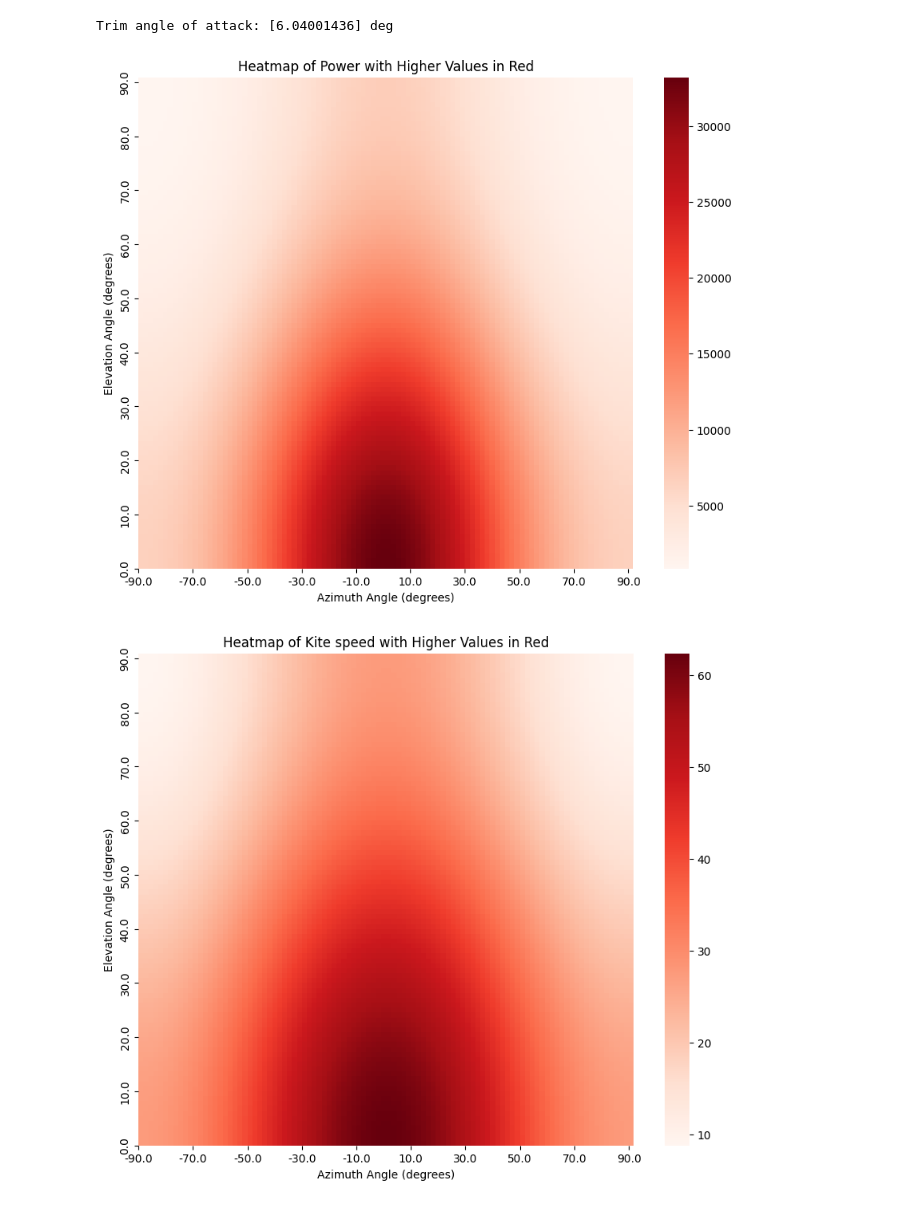
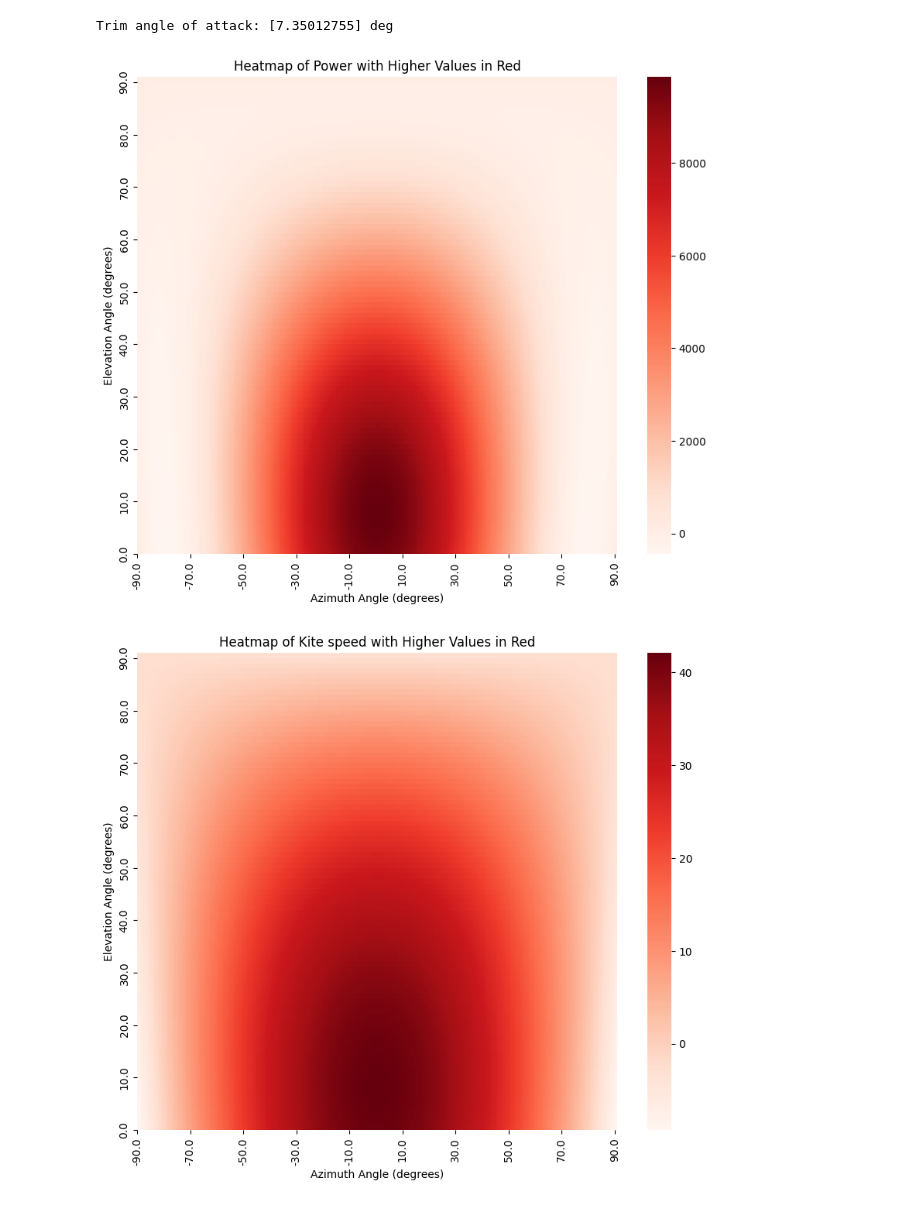
Before and after one commit to awegroup/AWETrim, a Jupyter notebook: scripts/v3_kite.ipynb, the cells around one changed output. Saved outputs shown, nothing was run; the diff lists cells and outputs as text; code cells hidden in the pictures.

Commit message:
fix velocities and plot of wind window

```diff
--- a/scripts/v3_kite.ipynb
+++ b/scripts/v3_kite.ipynb
@@ -1,6 +1,7 @@
 # %%
-from QSM.solver import find_trim_angle,calculate_kite_speed
+from QSM.solver import find_trim_angle
 from QSM.forces import calculate_tether_force, calculate_tangential_force
+from QSM.velocities import calculate_kite_speed
 import pandas as pd
 import numpy as np
 
@@ -12,8 +13,8 @@ csv_file = '../processed_data/aerodynamic_polars_v3.csv'
 
 # Read the CSV file
 data = pd.read_csv(csv_file)
-
-alpha_curve = data['angle_of_attack']
+alpha_tether_wing = np.radians(4)
+alpha_curve = data['angle_of_attack']+alpha_tether_wing
 cl_curve = data['lift_coefficient']
 cd_curve = data['drag_coefficient']
 # %%
@@ -97,24 +89,36 @@ Tether force: [7698.62275044] N
 import seaborn as sns
 import matplotlib.pyplot as plt
 ## Plot wind window for 0 yaw angle
-wind_speed = 8
-reelout_speed = 1.4
+angle_tether_kcu = np.radians(0.0)
+azimuth = np.radians(0.0)
+elevation = np.radians(90)+angle_tether_kcu
+heading = np.radians(90)
 
+wind_speed = 7*np.cos(np.radians(20))
+reelout_speed = 1.2
 
+alpha_trim = find_trim_angle(alpha_curve,
+                            cl_curve,
+                            cd_curve,
+                            wind_speed=wind_speed,
+                            reelout_speed=reelout_speed,
+                            azimuth=azimuth,
+                            elevation=elevation,
+                            mass=mass,
+                            wing_area=wing_area,
+                            heading=heading)
+print(f'Trim angle of attack: {np.degrees(alpha_trim)} deg')
+CL_trim = np.interp(alpha_trim, alpha_curve, cl_curve)
+CD_trim = np.interp(alpha_trim, alpha_curve, cd_curve)
 # Elevation and azimuth angles in radians
-elevation_angle = np.linspace(0, 90, 100) * np.pi / 180
-azimuth_angle = np.linspace(-90, 90, 100) * np.pi / 180
+elevation_angle = np.linspace(0, 90, 91) * np.pi / 180
+azimuth_angle = np.linspace(-90, 90, 181) * np.pi / 180
 
 # Create meshgrid for elevation and azimuth angles
-azimuth_grid, elevation_grid = np.meshgrid(np.sin(azimuth_angle),np.sin(elevation_angle))
+azimuth_grid, elevation_grid = np.meshgrid(azimuth_angle,elevation_angle)
 
-alpha_trim_kite = find_trim_angle(alpha_curve, cl_curve, cd_curve)
-print(f'Trim angle of attack: {np.degrees(alpha_trim_kite)} deg')
-CL_trim = np.interp(alpha_trim_kite, alpha_curve, cl_curve)
-CD_trim = np.interp(alpha_trim_kite, alpha_curve, cd_curve)
-
-kite_speed = calculate_kite_speed(alpha_trim_kite,azimuth_grid, elevation_grid, reelout_speed, wind_speed, heading)
-tether_force = calculate_tether_force(alpha_trim_kite,CL_trim,CD_trim,azimuth_grid, elevation_grid, reelout_speed, wind_speed,kite_speed, wing_area, mass = mass, heading = heading)
+kite_speed = calculate_kite_speed(alpha_trim,azimuth_grid, elevation_grid, reelout_speed, wind_speed, heading)
+tether_force = calculate_tether_force(alpha_trim,CL_trim,CD_trim,azimuth_grid, elevation_grid, reelout_speed, wind_speed,kite_speed, wing_area, mass = mass, heading = heading)
 
 # Plot the heatmap
 plt.figure(figsize=(10, 8))
@@ -125,33 +129,33 @@ plt.xticks(ticks=np.linspace(0, len(np.sin(azimuth_angle)) - 1, num_ticks),
            labels=np.round(np.linspace(-90, 90, num_ticks), 1))
 plt.yticks(ticks=np.linspace(0, len(np.sin(elevation_angle)) - 1, num_ticks),
            labels=np.round(np.linspace(0, 90, num_ticks), 1))
 # Invert the y-axis
 plt.gca().invert_yaxis()
 
 # Customize the plot
 plt.title('Heatmap of Power with Higher Values in Red')
 plt.xlabel('Azimuth Angle (degrees)')
 plt.ylabel('Elevation Angle (degrees)')
 plt.show()
 
 # Plot the heatmap
 plt.figure(figsize=(10, 8))
 sns.heatmap(kite_speed,cmap="Reds")
 # Set the number of ticks
 num_ticks = 10
 plt.xticks(ticks=np.linspace(0, len(np.sin(azimuth_angle)) - 1, num_ticks),
            labels=np.round(np.linspace(-90, 90, num_ticks), 1))
 plt.yticks(ticks=np.linspace(0, len(np.sin(elevation_angle)) - 1, num_ticks),
            labels=np.round(np.linspace(0, 90, num_ticks), 1))
 # Invert the y-axis
 plt.gca().invert_yaxis()
 
 # Customize the plot
 plt.title('Heatmap of Kite speed with Higher Values in Red')
 plt.xlabel('Azimuth Angle (degrees)')
 plt.ylabel('Elevation Angle (degrees)')
 plt.show()
 # %% [output]
-Trim angle of attack: [6.04001436] deg
+Trim angle of attack: [7.35012755] deg
-[figure, old version]
+[figure, new version]
-[figure, old version]
+[figure, new version]
```
Also changed, not shown: parts of 3 cells of this notebook, 4 other files.
